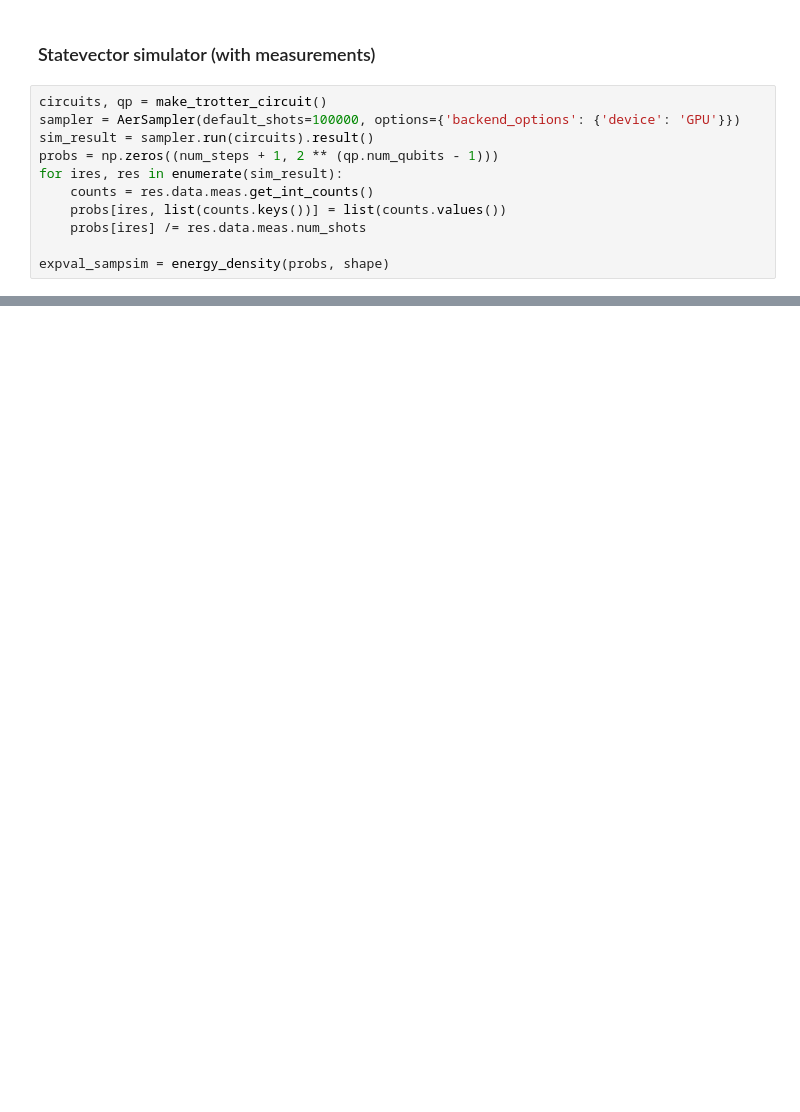
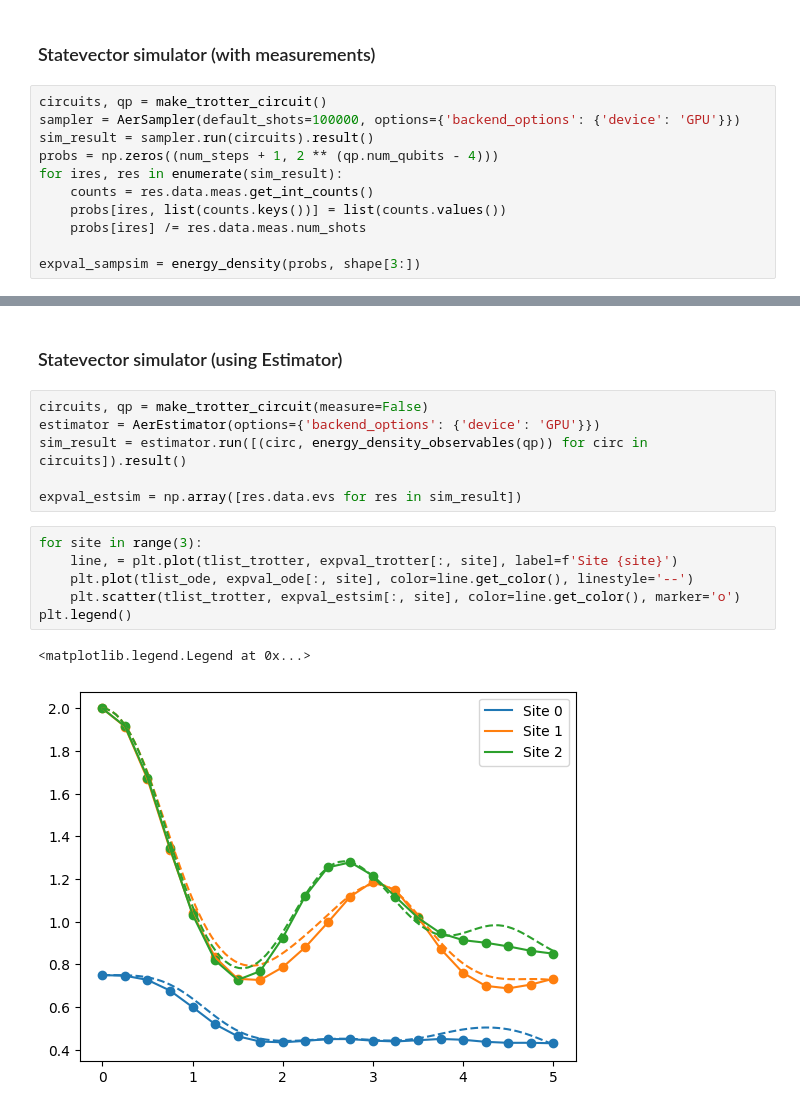
Before and after one commit to yiiyama/lsh-qudit, a Jupyter notebook: run_simulation.ipynb, the cells around one changed output, grey strips where cells are left out. Cells and saved outputs as stored; diff of their text form; blank space fills up the shorter version.

Commit message:
Using Estimator

```diff
--- a/run_simulation.ipynb
+++ b/run_simulation.ipynb
@@ -206,13 +266,13 @@ plt.legend()
 circuits, qp = make_trotter_circuit()
 sampler = AerSampler(default_shots=100000, options={'backend_options': {'device': 'GPU'}})
 sim_result = sampler.run(circuits).result()
-probs = np.zeros((num_steps + 1, 2 ** (qp.num_qubits - 1)))
+probs = np.zeros((num_steps + 1, 2 ** (qp.num_qubits - 4)))
 for ires, res in enumerate(sim_result):
     counts = res.data.meas.get_int_counts()
     probs[ires, list(counts.keys())] = list(counts.values())
     probs[ires] /= res.data.meas.num_shots
 
-expval_sampsim = energy_density(probs, shape)
+expval_sampsim = energy_density(probs, shape[3:])
 # %%
 for site in range(3):
     line, = plt.plot(tlist_trotter, expval_trotter[:, site], label=f'Site {site}')
@@ -224,0 +285,17 @@ plt.legend()
+# %% [markdown]
+### Statevector simulator (using Estimator)
+# %%
+circuits, qp = make_trotter_circuit(measure=False)
+estimator = AerEstimator(options={'backend_options': {'device': 'GPU'}})
+sim_result = estimator.run([(circ, energy_density_observables(qp)) for circ in circuits]).result()
+
+expval_estsim = np.array([res.data.evs for res in sim_result])
+# %%
+for site in range(3):
+    line, = plt.plot(tlist_trotter, expval_trotter[:, site], label=f'Site {site}')
+    plt.plot(tlist_ode, expval_ode[:, site], color=line.get_color(), linestyle='--')
+    plt.scatter(tlist_trotter, expval_estsim[:, site], color=line.get_color(), marker='o')
+plt.legend()
+# %% [output]
+<matplotlib.legend.Legend at 0x...>
+[figure, added]
```
Also changed, not shown: parts of 8 cells of this notebook.
